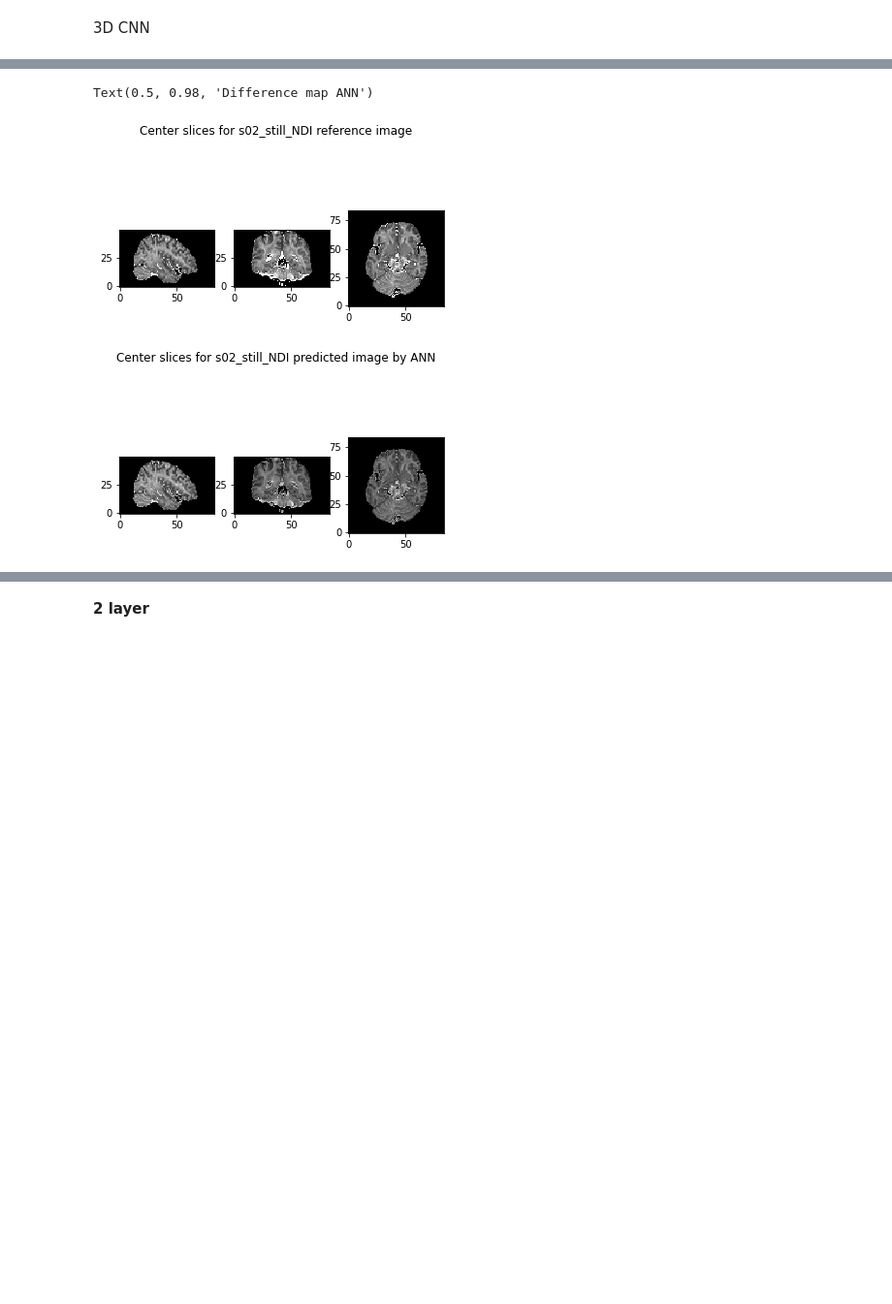
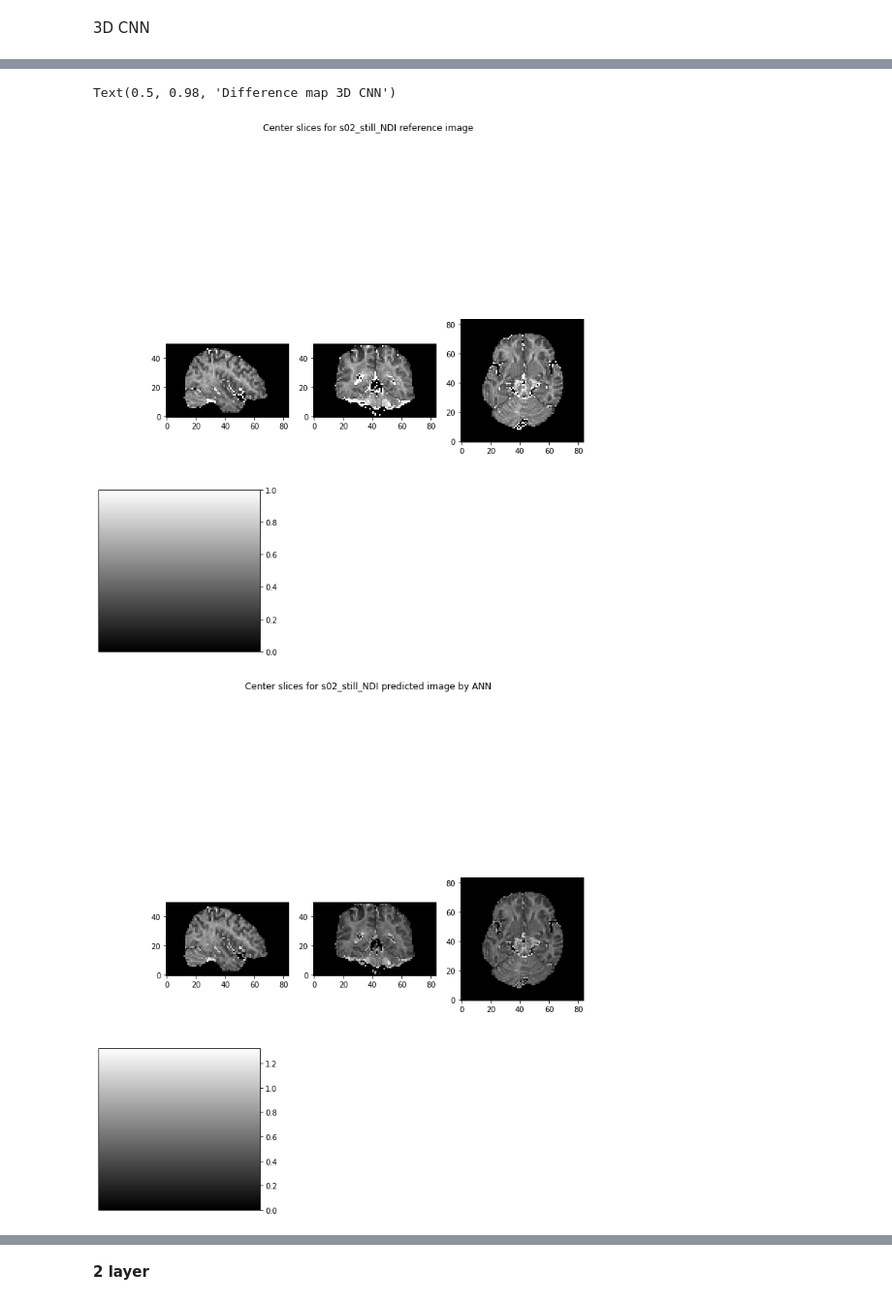
Before and after one commit to Victorvv-1024/IndividualProject, a Jupyter notebook: MedICSS2021_/Net/notebook.ipynb, the cells around one changed output, grey strips where cells are left out. Shown at 97% size. Cells and saved outputs as stored; diff of their text form; code cells hidden in the pictures; blank space fills up the shorter version.

```diff
--- a/MedICSS2021_/Net/notebook.ipynb
+++ b/MedICSS2021_/Net/notebook.ipynb
@@ -577,57 +350,41 @@ plt.suptitle("Center slices for s02_still_NDI predicted image by ANN")
 (annscore, anndiff) = compare_ssim(ann_data, s02_NDI_img_data, full=True)
 print('the ssim score for ann is: ' + str(annscore))
 
-# cnn2d0 = cnn2d_data[26, :, :]
-# cnn2d1 = cnn2d_data[:, 30, :]
-# cnn2d2 = cnn2d_data[:, :, 16]
-# show_slices([cnn2d0, cnn2d1, cnn2d2])
-# plt.suptitle("Center slices for s02_still_NDI predicted image by 2D CNN")
-# (cnn2dscore, cnn2ddiff) = compare_ssim(cnn2d_data, s02_NDI_img_data, full=True)
-# print('the ssim score for 2d cnn is: ' + str(cnn2dscore))
 
-# cnn3d0 = cnn3d_data[26, :, :]
-# cnn3d1 = cnn3d_data[:, 30, :]
-# cnn3d2 = cnn3d_data[:, :, 16]
-# show_slices([cnn3d0, cnn3d1, cnn3d2])
-# plt.suptitle("Center slices for s02_still_NDI predicted image by 3D CNN")
-# (cnn3dscore, cnn3ddiff) = compare_ssim(cnn3d_data, s02_NDI_img_data, full=True)
-# print('the ssim score for 3d cnn is: ' + str(cnn3dscore))
+cnn2d0 = cnn2d_data[26, :, :]
+cnn2d1 = cnn2d_data[:, 30, :]
+cnn2d2 = cnn2d_data[:, :, 16]
+show_slices([cnn2d0, cnn2d1, cnn2d2])
+plt.suptitle("Center slices for s02_still_NDI predicted image by 2D CNN")
+(cnn2dscore, cnn2ddiff) = compare_ssim(cnn2d_data, s02_NDI_img_data, full=True)
+print('the ssim score for 2d cnn is: ' + str(cnn2dscore))
 
-# # plot the difference map between the imgs by the lib
-# anndiff0 = anndiff[26, :, :]
-# anndiff1 = anndiff[:, 30, :]
-# anndiff2= anndiff[:, :, 16]
-# show_slices([anndiff0, anndiff1, anndiff2])
-# plt.suptitle("Difference map ANN")
 
-# cnn2ddiff0 = cnn2ddiff[26, :, :]
-# cnn2ddiff1 = cnn2ddiff[:, 30, :]
-# cnn2ddiff2 = cnn2ddiff[:, :, 16]
-# show_slices([cnn2ddiff0, cnn2ddiff1, cnn2ddiff2])
-# plt.suptitle("Difference map 2D CNN")
+cnn3d0 = cnn3d_data[26, :, :]
+cnn3d1 = cnn3d_data[:, 30, :]
+cnn3d2 = cnn3d_data[:, :, 16]
+show_slices([cnn3d0, cnn3d1, cnn3d2])
+plt.suptitle("Center slices for s02_still_NDI predicted image by 3D CNN")
+(cnn3dscore, cnn3ddiff) = compare_ssim(cnn3d_data, s02_NDI_img_data, full=True)
+print('the ssim score for 3d cnn is: ' + str(cnn3dscore))
 
-# cnn3ddiff0 = cnn3ddiff[26, :, :]
-# cnn3ddiff1 = cnn3ddiff[:, 30, :]
-# cnn3ddiff2 = cnn3ddiff[:, :, 16]
-# show_slices([cnn3ddiff0, cnn3ddiff1, cnn3ddiff2])
-# plt.suptitle("Difference map 3D CNN")
 
+# plot the difference map
 anndiff0 = ref_slice_0 - ann0
 anndiff1 = ref_slice_1 - ann1
 anndiff2 = ref_slice_2 - ann2
-print(anndiff0.shape)
-neg = 0
-zero = 0
-pos = 0
-for i in range(anndiff0.shape[0]):
-    for j in range(anndiff0.shape[1]):
-        if -1 < anndiff0[i][j] < 0:
-            neg += 1
-        elif anndiff0[i][j] == 0:
-            zero += 1
-        elif 1 > anndiff0[i][j] >0:
-            pos += 1
-print('pos: ' + str(pos) + ' zero: ' + str(zero) + ' neg: ' + str(neg))
-show_slices([anndiff0, anndiff1, anndiff2])
+show_slices([anndiff0, anndiff1, anndiff2], grayscale=False)
 plt.suptitle("Difference map ANN")
+
+cnn2ddiff0 = ref_slice_0 - cnn2d0
+cnn2ddiff1 = ref_slice_1 - cnn2d1
+cnn2ddiff2 = ref_slice_2 - cnn2d2
+show_slices([cnn2ddiff0, cnn2ddiff1, cnn2ddiff2], grayscale=False)
+plt.suptitle("Difference map 2D CNN")
+
+cnn3ddiff0 = ref_slice_0 - cnn3d0
+cnn3ddiff1 = ref_slice_1 - cnn3d1
+cnn3ddiff2 = ref_slice_2 - cnn3d2
+show_slices([cnn3ddiff0, cnn3ddiff1, cnn3ddiff2], grayscale=False)
+plt.suptitle("Difference map 3D CNN")
 # %% [output]
@@ -637,3 +397,3 @@ pos: 1039 zero: 2448 neg: 713
-Text(0.5, 0.98, 'Difference map ANN')
+Text(0.5, 0.98, 'Difference map 3D CNN')
-[figure, old version]
+[figure, new version]
-[figure, old version]
+[figure, new version]
```
Also changed, not shown: parts of 81 cells of this notebook, 3 other files.
